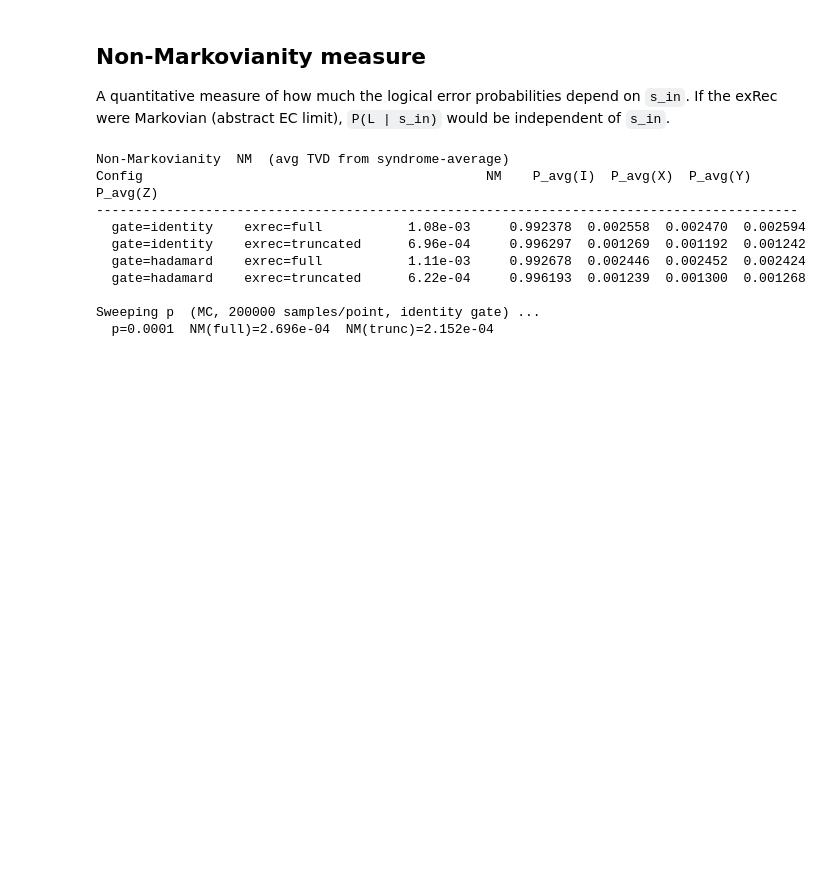
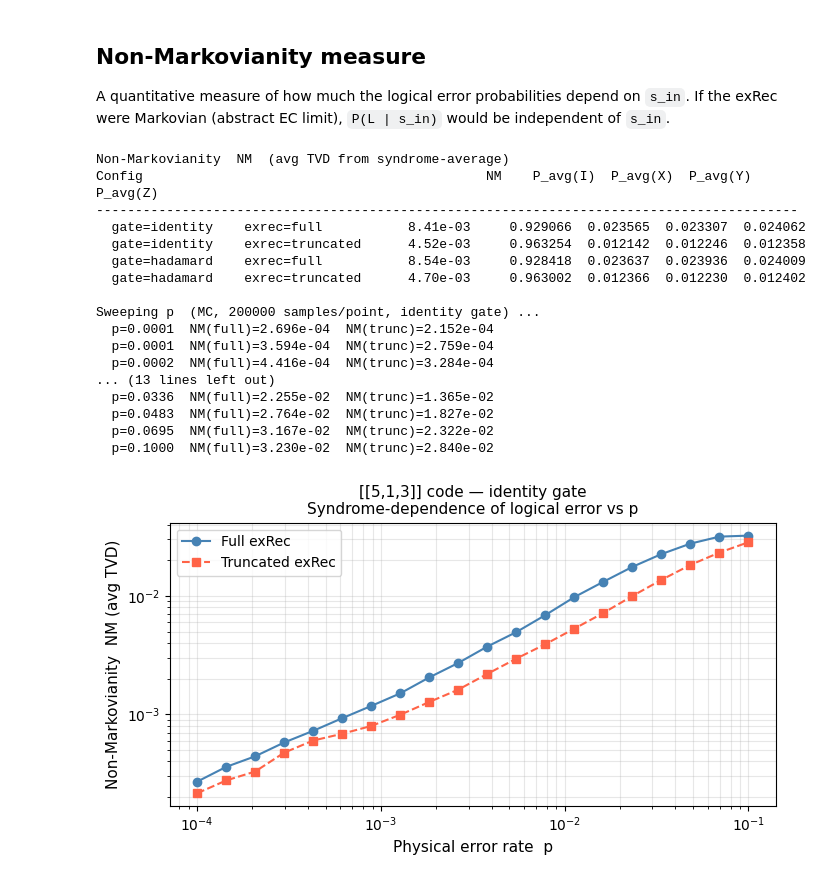
Before and after one commit to YommoY-official/MPQMasters, a Jupyter notebook: ECCODE/exRec_logicalerror_distribution.ipynb, the cells around one changed output. Drawn from its saved outputs; the diff is of its cells as text; code cells hidden in the pictures; blank space fills up the shorter version.

```diff
--- a/ECCODE/exRec_logicalerror_distribution.ipynb
+++ b/ECCODE/exRec_logicalerror_distribution.ipynb
@@ -793,20 +583,6 @@ plt.show()
 ## Non-Markovianity measure
 A quantitative measure of how much the logical error probabilities depend on `s_in`. If the exRec were Markovian (abstract EC limit), `P(L | s_in)` would be independent of `s_in`.
 # %%
-def non_markovianity(marg):
-    """
-    Scalar non-Markovianity measure: average total-variation distance of
-    each P(L | s_in) row from the syndrome-averaged marginal.
-
-       NM = (1/n_syn) * Σ_{s_in}  (1/2) * Σ_L |P(L|s_in) - P_avg(L)|
-
-    Returns NM → 0 in the Markovian (abstract EC) limit.
-    """
-    p_avg = marg.mean(axis=0)
-    tvd   = 0.5 * np.abs(marg - p_avg[None, :]).sum(axis=1)
-    return tvd.mean(), p_avg
-
-
 # -----------------------------------------------------------------------
 # NM table for the four gate/exrec combinations already computed above
 # -----------------------------------------------------------------------
@@ -819,7 +595,7 @@ for (gname, rtype), res in results.items():
           f'{nm:10.2e}   {p_avg[0]:10.6f}  {p_avg[1]:8.6f}  {p_avg[2]:8.6f}  {p_avg[3]:8.6f}')
 
 # -----------------------------------------------------------------------
-# NM vs p  — sweep using MC  (fewer samples per point is fine for the trend)
+# NM vs p — sweep using MC  (fewer samples per point is fine for the trend)
 # -----------------------------------------------------------------------
 p_range       = np.logspace(-4, -1, 20)
 MC_SWEEP      = 200_000   # samples per p-value during sweep
@@ -827,34 +603,42 @@ nm_full_arr   = []
 nm_trunc_arr  = []
 
 print(f'\nSweeping p  (MC, {MC_SWEEP} samples/point, identity gate) ...')
 for pv in p_range:
     d_f, _ = monte_carlo_distribution(code_513, gate_identity, pv, 'full',
                                        n_samples=MC_SWEEP, seed=0)
     d_t, _ = monte_carlo_distribution(code_513, gate_identity, pv, 'truncated',
                                        n_samples=MC_SWEEP, seed=1)
     nm_f, _ = non_markovianity(marginal_L_given_sin(d_f))
     nm_t, _ = non_markovianity(marginal_L_given_sin(d_t))
     nm_full_arr.append(nm_f)
     nm_trunc_arr.append(nm_t)
     print(f'  p={pv:.4f}  NM(full)={nm_f:.3e}  NM(trunc)={nm_t:.3e}')
 
 fig, ax = plt.subplots(figsize=(7, 4))
 ax.loglog(p_range, nm_full_arr,  'o-',  label='Full exRec',      color='steelblue')
 ax.loglog(p_range, nm_trunc_arr, 's--', label='Truncated exRec', color='tomato')
 ax.set_xlabel('Physical error rate  p', fontsize=11)
 ax.set_ylabel('Non-Markovianity  NM (avg TVD)', fontsize=11)
 ax.set_title('[[5,1,3]] code — identity gate\nSyndrome-dependence of logical error vs p', fontsize=11)
 ax.legend(); ax.grid(True, which='both', alpha=0.3)
 plt.tight_layout()
 plt.show()
 # %% [output]
 Non-Markovianity  NM  (avg TVD from syndrome-average)
 Config                                            NM    P_avg(I)  P_avg(X)  P_avg(Y)  P_avg(Z)
 ------------------------------------------------------------------------------------------
-  gate=identity    exrec=full           1.08e-03     0.992378  0.002558  0.002470  0.002594
-  gate=identity    exrec=truncated      6.96e-04     0.996297  0.001269  0.001192  0.001242
-  gate=hadamard    exrec=full           1.11e-03     0.992678  0.002446  0.002452  0.002424
-  gate=hadamard    exrec=truncated      6.22e-04     0.996193  0.001239  0.001300  0.001268
+  gate=identity    exrec=full           8.41e-03     0.929066  0.023565  0.023307  0.024062
+  gate=identity    exrec=truncated      4.52e-03     0.963254  0.012142  0.012246  0.012358
+  gate=hadamard    exrec=full           8.54e-03     0.928418  0.023637  0.023936  0.024009
+  gate=hadamard    exrec=truncated      4.70e-03     0.963002  0.012366  0.012230  0.012402
 
 Sweeping p  (MC, 200000 samples/point, identity gate) ...
   p=0.0001  NM(full)=2.696e-04  NM(trunc)=2.152e-04
+  p=0.0001  NM(full)=3.594e-04  NM(trunc)=2.759e-04
+  p=0.0002  NM(full)=4.416e-04  NM(trunc)=3.284e-04
+... (13 lines left out)
+  p=0.0336  NM(full)=2.255e-02  NM(trunc)=1.365e-02
+  p=0.0483  NM(full)=2.764e-02  NM(trunc)=1.827e-02
+  p=0.0695  NM(full)=3.167e-02  NM(trunc)=2.322e-02
+  p=0.1000  NM(full)=3.230e-02  NM(trunc)=2.840e-02
+[figure, added]
```
Also changed, not shown: parts of 18 cells of this notebook, 2 other files.
